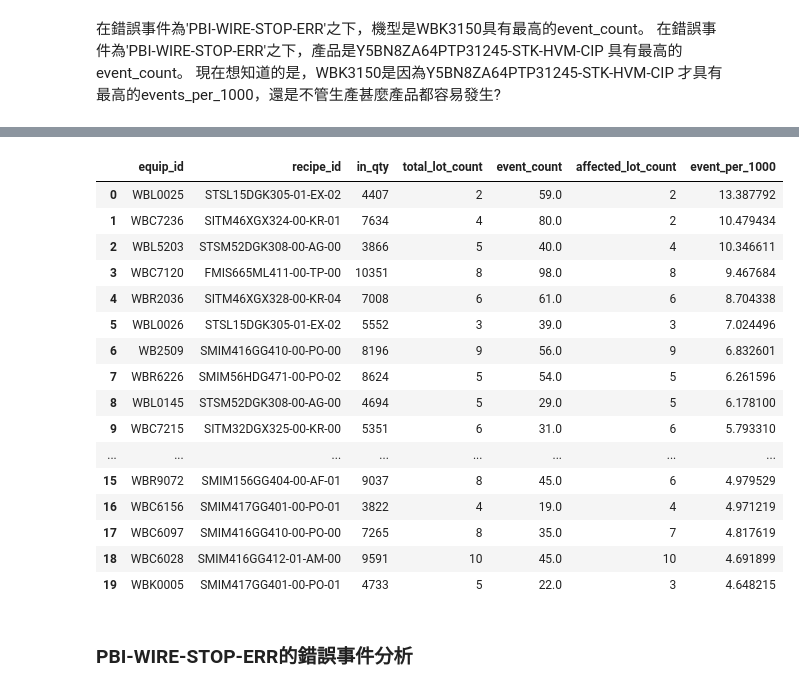
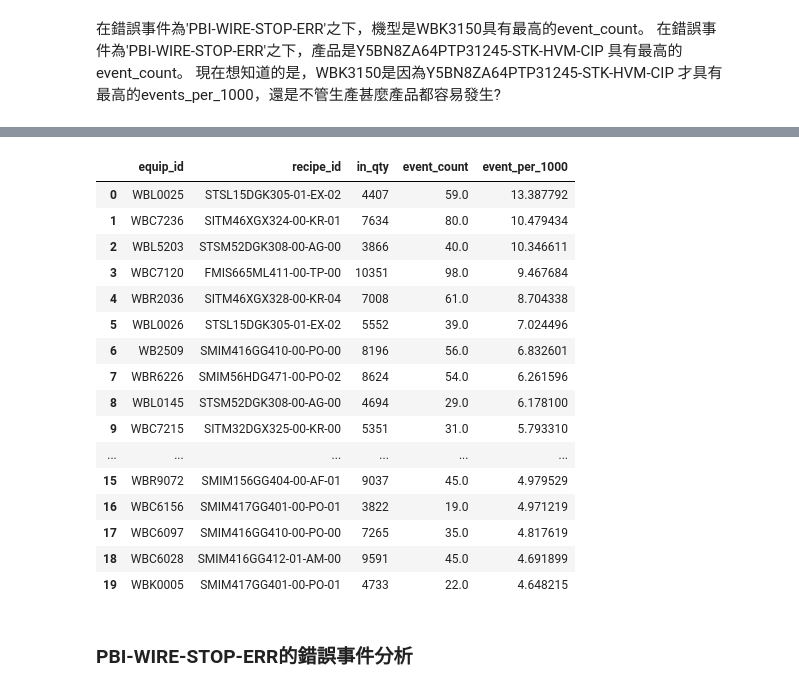
Before and after one commit to aceaceace123/test0806, a Jupyter notebook: WBMachine_ErrorEventAnalyze.ipynb, the cells around one changed output, grey strips where cells are left out. Drawn from its saved outputs; the diff is of its cells as text; code cells hidden in the pictures.

```diff
--- a/WBMachine_ErrorEventAnalyze.ipynb
+++ b/WBMachine_ErrorEventAnalyze.ipynb
@@ -303,14 +303,14 @@ event_count_summary = (
         dropna=False
     )
     .agg(
-        event_count=("eventcount", "sum"),
-        affected_lot_count=("lot_id", "nunique")
+        event_count=("eventcount", "sum")
+        # affected_lot_count=("lot_id", "nunique")
     )
 )
-
+print(event_count_summary.shape)
 # --------------------------------------------------
 # 2. 分母：所有生產紀錄的實際處理量
-# 每個 Step × Lot × Machine × Device 的 in_qty 只取一次
+# 每個 Step × Lot × Machine × Device x Recipe 的 in_qty 只取一次
 # --------------------------------------------------
 production_run_summary = (
     df.groupby(
@@ -327,10 +327,10 @@ production_run_summary = (
     .agg(
         in_qty=("in_qty", "max")
     )
-)
+)#計算每次生產的輸入數量(可觀察excel第一筆跟第二筆驗證)
 
 # --------------------------------------------------
-# 3. 彙總成 Machine × Device
+# 3. 彙總成 Machine × Recipe
 # --------------------------------------------------
 production_summary = (
     production_run_summary
@@ -340,38 +340,38 @@ production_summary = (
         dropna=False
     )
     .agg(
-        in_qty=("in_qty", "sum"),
-        total_lot_count=("lot_id", "nunique")
+        in_qty=("in_qty", "sum")
+        # total_lot_count=("lot_id", "nunique")
     )
 )
 
 # --------------------------------------------------
 # 4. 合併分子和分母
 # --------------------------------------------------
-machine_device_summary = production_summary.merge(
+machine_recipe_summary = production_summary.merge(
     event_count_summary,
     on=["equip_id", "recipe_id"],
     how="left"
 )
 
-machine_device_summary["event_count"] = (
-    machine_device_summary["event_count"]
-    .fillna(0)
-)
+# machine_recipe_summary["event_count"] = (
+#     machine_recipe_summary["event_count"]
+#     .fillna(0)
+# )
 
-machine_device_summary["affected_lot_count"] = (
-    machine_device_summary["affected_lot_count"]
-    .fillna(0)
-    .astype(int)
-)
+# machine_recipe_summary["affected_lot_count"] = (
+#     machine_recipe_summary["affected_lot_count"]
+#     .fillna(0)
+#     .astype(int)
+# )
 
 # --------------------------------------------------
 # 5. 每千投入錯誤次數
 # --------------------------------------------------
-machine_device_summary["event_per_1000"] = np.where(
-    machine_device_summary["in_qty"] > 0,
-    machine_device_summary["event_count"]
-    / machine_device_summary["in_qty"]
+machine_recipe_summary["event_per_1000"] = np.where(
+    machine_recipe_summary["in_qty"] > 0,
+    machine_recipe_summary["event_count"]
+    / machine_recipe_summary["in_qty"]
     * 1000,
     np.nan
 )
@@ -379,23 +379,23 @@ machine_device_summary["event_per_1000"] = np.where(
 # --------------------------------------------------
 # 6. Lot 發生率
 # --------------------------------------------------
-# machine_device_summary["affected_lot_rate"] = np.where(
-#     machine_device_summary["total_lot_count"] > 0,
-#     machine_device_summary["affected_lot_count"]
-#     / machine_device_summary["total_lot_count"],
+# machine_recipe_summary["affected_lot_rate"] = np.where(
+#     machine_recipe_summary["total_lot_count"] > 0,
+#     machine_recipe_summary["affected_lot_count"]
+#     / machine_recipe_summary["total_lot_count"],
 #     np.nan
 # )
 
 # --------------------------------------------------
 # 7. 篩選掉太低的in_qty數量
 # --------------------------------------------------
-minimum_inqty_count=machine_device_summary['in_qty'].quantile(0.25)
-machine_device_summary=machine_device_summary[machine_device_summary['in_qty']>=minimum_inqty_count]
+minimum_inqty_count=machine_recipe_summary['in_qty'].quantile(0.25)
+machine_recipe_summary=machine_recipe_summary[machine_recipe_summary['in_qty']>=minimum_inqty_count]
 # --------------------------------------------------
 # 8. 排序
 # --------------------------------------------------
-machine_device_summary = (
-    machine_device_summary
+machine_recipe_summary = (
+    machine_recipe_summary
     .sort_values(
         ["event_per_1000", "event_count"],
         ascending=[False, False]
@@ -403,5 +403,5 @@ machine_device_summary = (
     .reset_index(drop=True)
 )
 
-machine_device_summary.head(20)
+machine_recipe_summary.head(20)
 # %% [output]
@@ -408,20 +409,20 @@ machine_device_summary.head(20)
-|  | equip_id | recipe_id | in_qty | total_lot_count | event_count | affected_lot_count | event_per_1000 |
-| 0 | WBL0025 | STSL15DGK305-01-EX-02 | 4407 | 2 | 59.0 | 2 | 13.387792 |
-| 1 | WBC7236 | SITM46XGX324-00-KR-01 | 7634 | 4 | 80.0 | 2 | 10.479434 |
-| 2 | WBL5203 | STSM52DGK308-00-AG-00 | 3866 | 5 | 40.0 | 4 | 10.346611 |
-| 3 | WBC7120 | FMIS665ML411-00-TP-00 | 10351 | 8 | 98.0 | 8 | 9.467684 |
-| 4 | WBR2036 | SITM46XGX328-00-KR-04 | 7008 | 6 | 61.0 | 6 | 8.704338 |
-| 5 | WBL0026 | STSL15DGK305-01-EX-02 | 5552 | 3 | 39.0 | 3 | 7.024496 |
-| 6 | WB2509 | SMIM416GG410-00-PO-00 | 8196 | 9 | 56.0 | 9 | 6.832601 |
-| 7 | WBR6226 | SMIM56HDG471-00-PO-02 | 8624 | 5 | 54.0 | 5 | 6.261596 |
-| 8 | WBL0145 | STSM52DGK308-00-AG-00 | 4694 | 5 | 29.0 | 5 | 6.178100 |
-| 9 | WBC7215 | SITM32DGX325-00-KR-00 | 5351 | 6 | 31.0 | 6 | 5.793310 |
-| ... | ... | ... | ... | ... | ... | ... | ... |
-| 15 | WBR9072 | SMIM156GG404-00-AF-01 | 9037 | 8 | 45.0 | 6 | 4.979529 |
-| 16 | WBC6156 | SMIM417GG401-00-PO-01 | 3822 | 4 | 19.0 | 4 | 4.971219 |
-| 17 | WBC6097 | SMIM416GG410-00-PO-00 | 7265 | 8 | 35.0 | 7 | 4.817619 |
-| 18 | WBC6028 | SMIM416GG412-01-AM-00 | 9591 | 10 | 45.0 | 10 | 4.691899 |
-| 19 | WBK0005 | SMIM417GG401-00-PO-01 | 4733 | 5 | 22.0 | 3 | 4.648215 |
+|  | equip_id | recipe_id | in_qty | event_count | event_per_1000 |
+| 0 | WBL0025 | STSL15DGK305-01-EX-02 | 4407 | 59.0 | 13.387792 |
+| 1 | WBC7236 | SITM46XGX324-00-KR-01 | 7634 | 80.0 | 10.479434 |
+| 2 | WBL5203 | STSM52DGK308-00-AG-00 | 3866 | 40.0 | 10.346611 |
+| 3 | WBC7120 | FMIS665ML411-00-TP-00 | 10351 | 98.0 | 9.467684 |
+| 4 | WBR2036 | SITM46XGX328-00-KR-04 | 7008 | 61.0 | 8.704338 |
+| 5 | WBL0026 | STSL15DGK305-01-EX-02 | 5552 | 39.0 | 7.024496 |
+| 6 | WB2509 | SMIM416GG410-00-PO-00 | 8196 | 56.0 | 6.832601 |
+| 7 | WBR6226 | SMIM56HDG471-00-PO-02 | 8624 | 54.0 | 6.261596 |
+| 8 | WBL0145 | STSM52DGK308-00-AG-00 | 4694 | 29.0 | 6.178100 |
+| 9 | WBC7215 | SITM32DGX325-00-KR-00 | 5351 | 31.0 | 5.793310 |
+| ... | ... | ... | ... | ... | ... |
+| 15 | WBR9072 | SMIM156GG404-00-AF-01 | 9037 | 45.0 | 4.979529 |
+| 16 | WBC6156 | SMIM417GG401-00-PO-01 | 3822 | 19.0 | 4.971219 |
+| 17 | WBC6097 | SMIM416GG410-00-PO-00 | 7265 | 35.0 | 4.817619 |
+| 18 | WBC6028 | SMIM416GG412-01-AM-00 | 9591 | 45.0 | 4.691899 |
+| 19 | WBK0005 | SMIM417GG401-00-PO-01 | 4733 | 22.0 | 4.648215 |
 # %%
 # production_run_summary[production_run_summary['equip_id']=='WB2075']
 # %%
```
Also changed, not shown: parts of 26 cells of this notebook.
